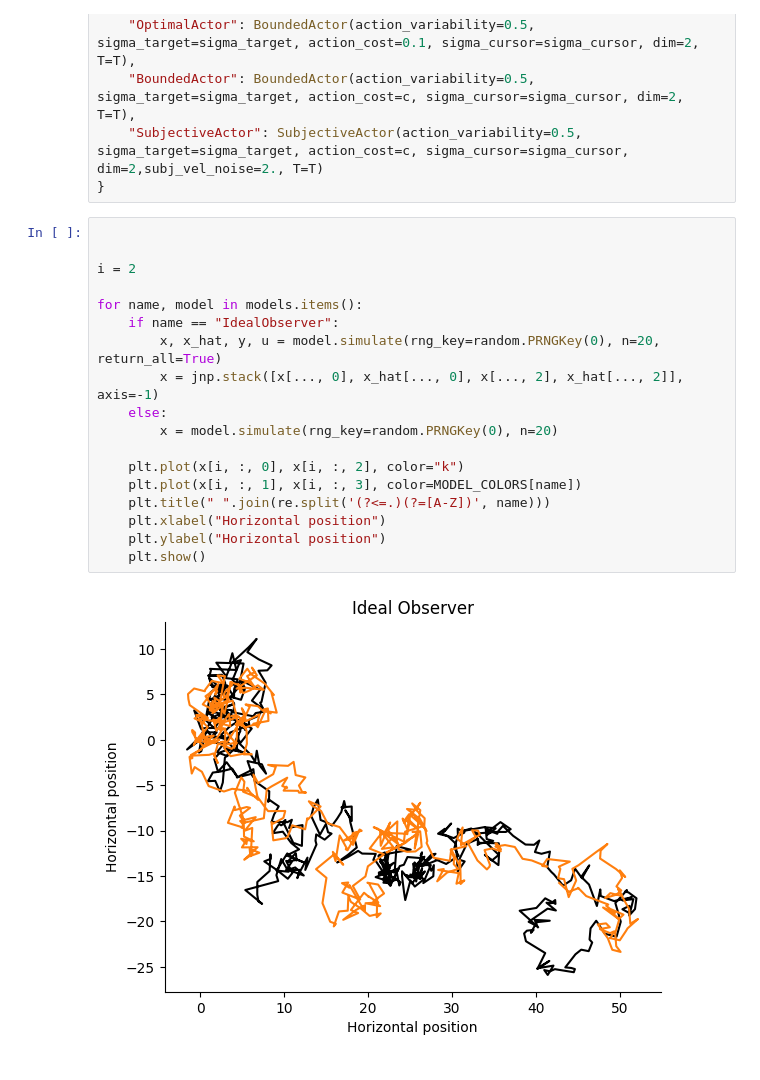
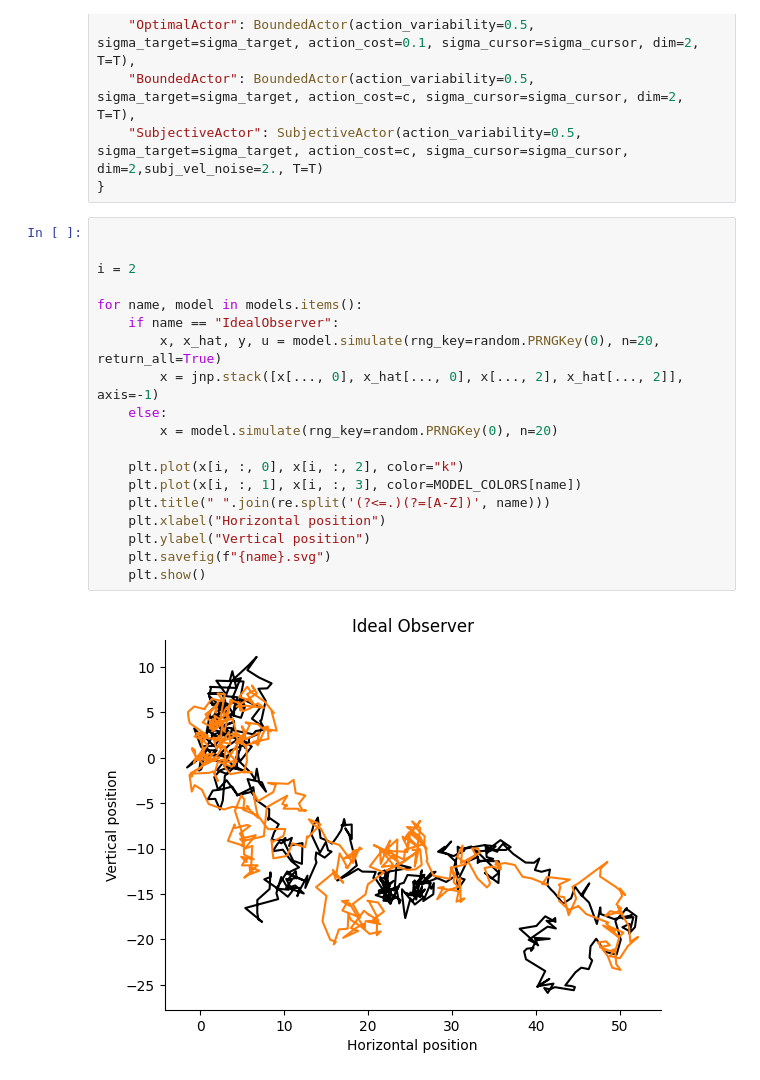
Before and after one commit to RothkopfLab/lqg, a Jupyter notebook: notebooks/2D-Visualization.ipynb, the cells around one changed output. Drawn from its saved outputs; the diff is of its cells as text.

```diff
--- a/notebooks/2D-Visualization.ipynb
+++ b/notebooks/2D-Visualization.ipynb
@@ -32,20 +32,21 @@ models = {
 # %%
 
 
 i = 2
 
 for name, model in models.items():
     if name == "IdealObserver":
         x, x_hat, y, u = model.simulate(rng_key=random.PRNGKey(0), n=20, return_all=True)
         x = jnp.stack([x[..., 0], x_hat[..., 0], x[..., 2], x_hat[..., 2]], axis=-1)
     else:
         x = model.simulate(rng_key=random.PRNGKey(0), n=20)
 
     plt.plot(x[i, :, 0], x[i, :, 2], color="k")
     plt.plot(x[i, :, 1], x[i, :, 3], color=MODEL_COLORS[name])
     plt.title(" ".join(re.split('(?<=.)(?=[A-Z])', name)))
     plt.xlabel("Horizontal position")
-    plt.ylabel("Horizontal position")
+    plt.ylabel("Vertical position")
+    plt.savefig(f"{name}.svg")
     plt.show()
 # %% [output]
-[figure, old version]
+[figure, new version]
```
Also changed, not shown: parts of 1 cell of this notebook.
